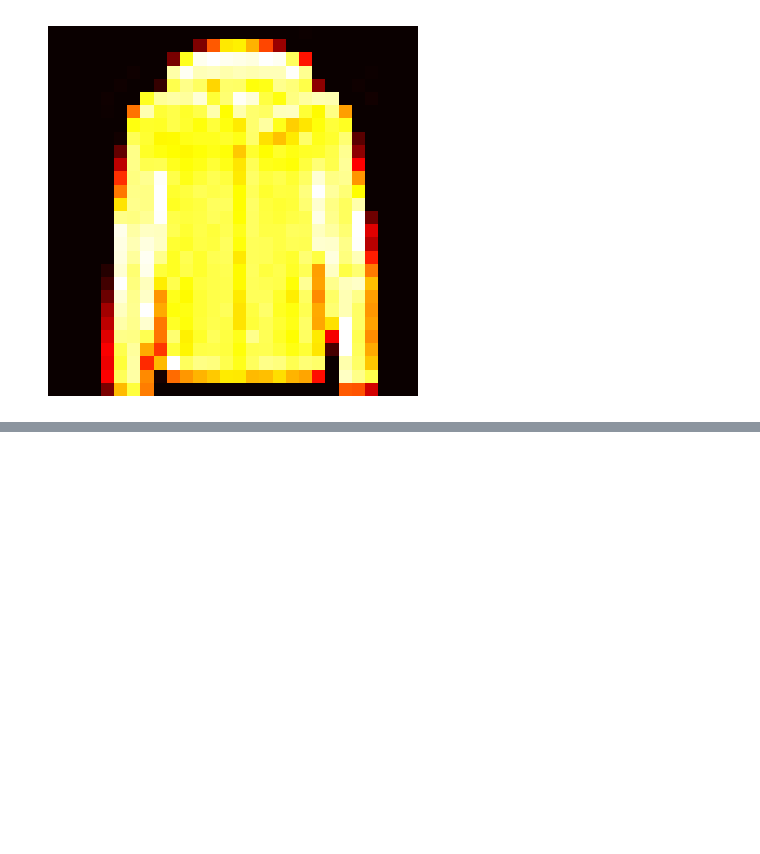
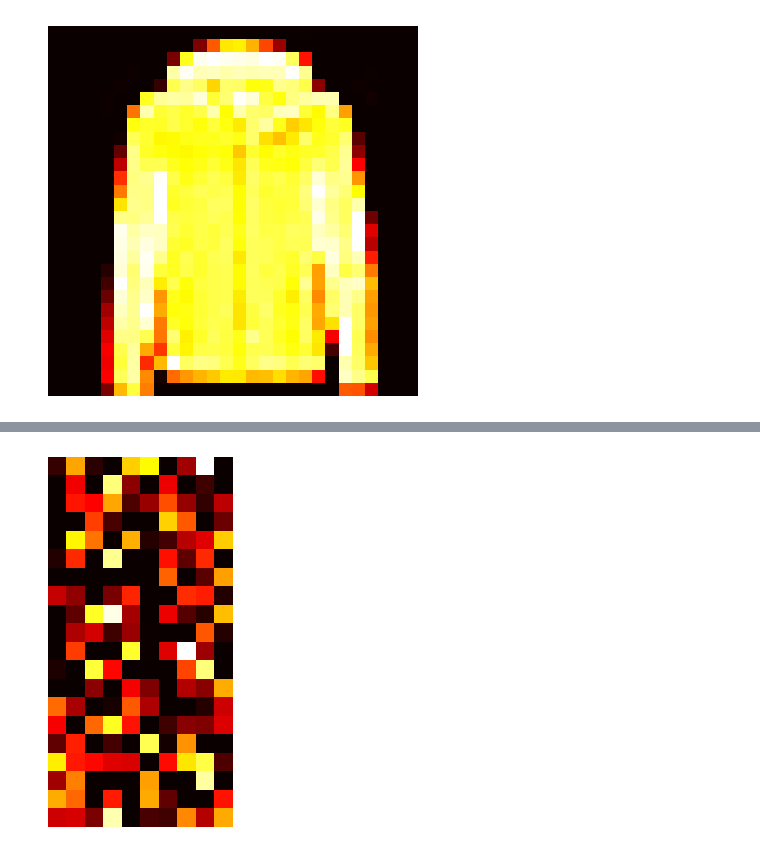
Before and after one commit to hemiscat101/Masters-Thesis, a Jupyter notebook: Untitled0.ipynb, the cells around one changed output, grey strips where cells are left out. Cells and saved outputs as stored; diff of their text form; code cells hidden in the pictures; blank space fills up the shorter version.

```diff
--- a/Untitled0.ipynb
+++ b/Untitled0.ipynb
@@ -177,0 +206,10 @@ plt.show()
+# %%
+def viz_data(index):
+    reshaped_data_i=np.reshape(hidden_layer_1_data[index],(20,10))
+    plt.imshow(reshaped_data_i, cmap='hot', interpolation='nearest')
+    plt.axis('off')
+    plt.savefig("test.png", bbox_inches='tight')
+    plt.show()
+viz_data(0)
+# %% [output]
+[figure, added]
```
Also changed, not shown: parts of 11 cells of this notebook.
